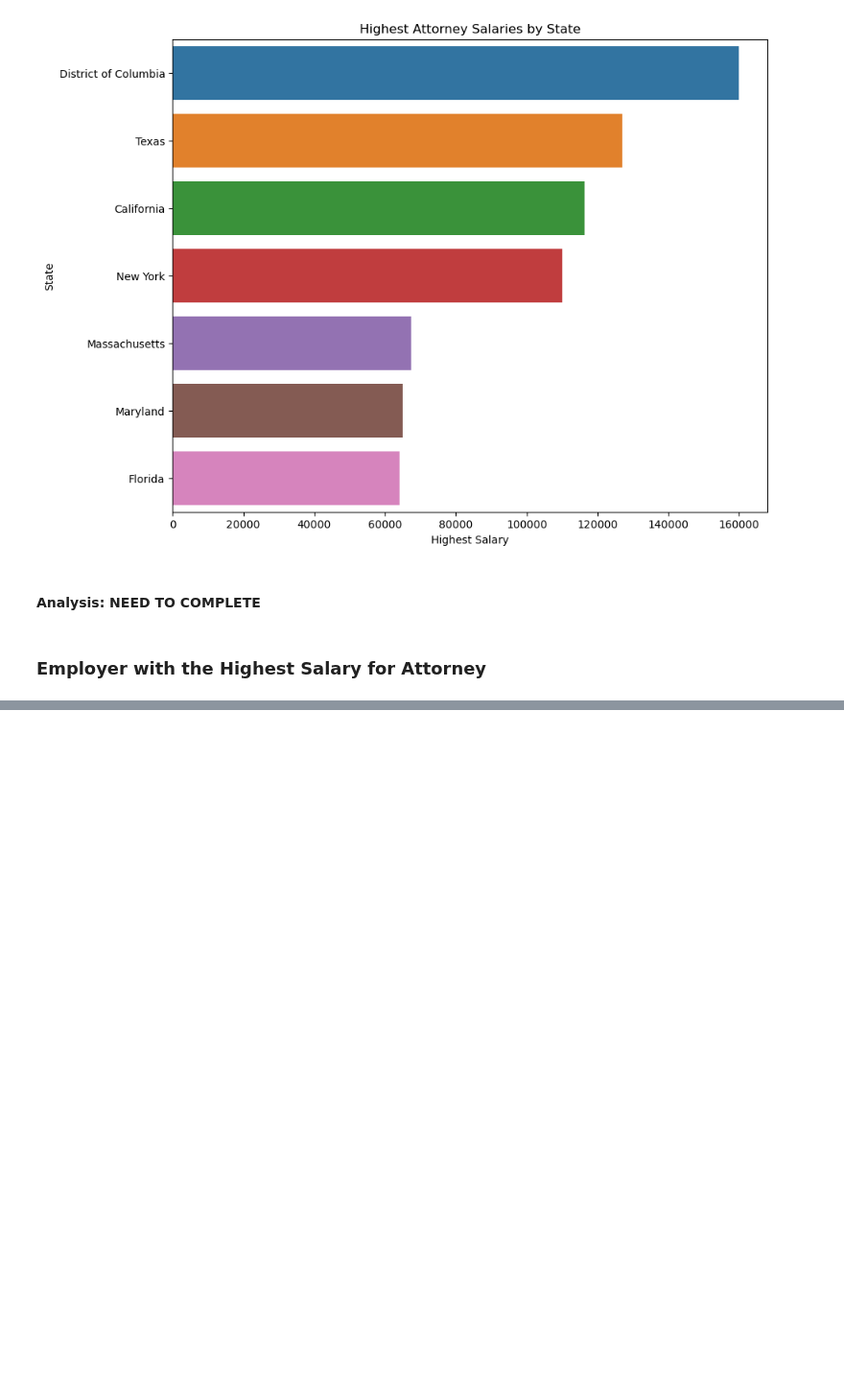
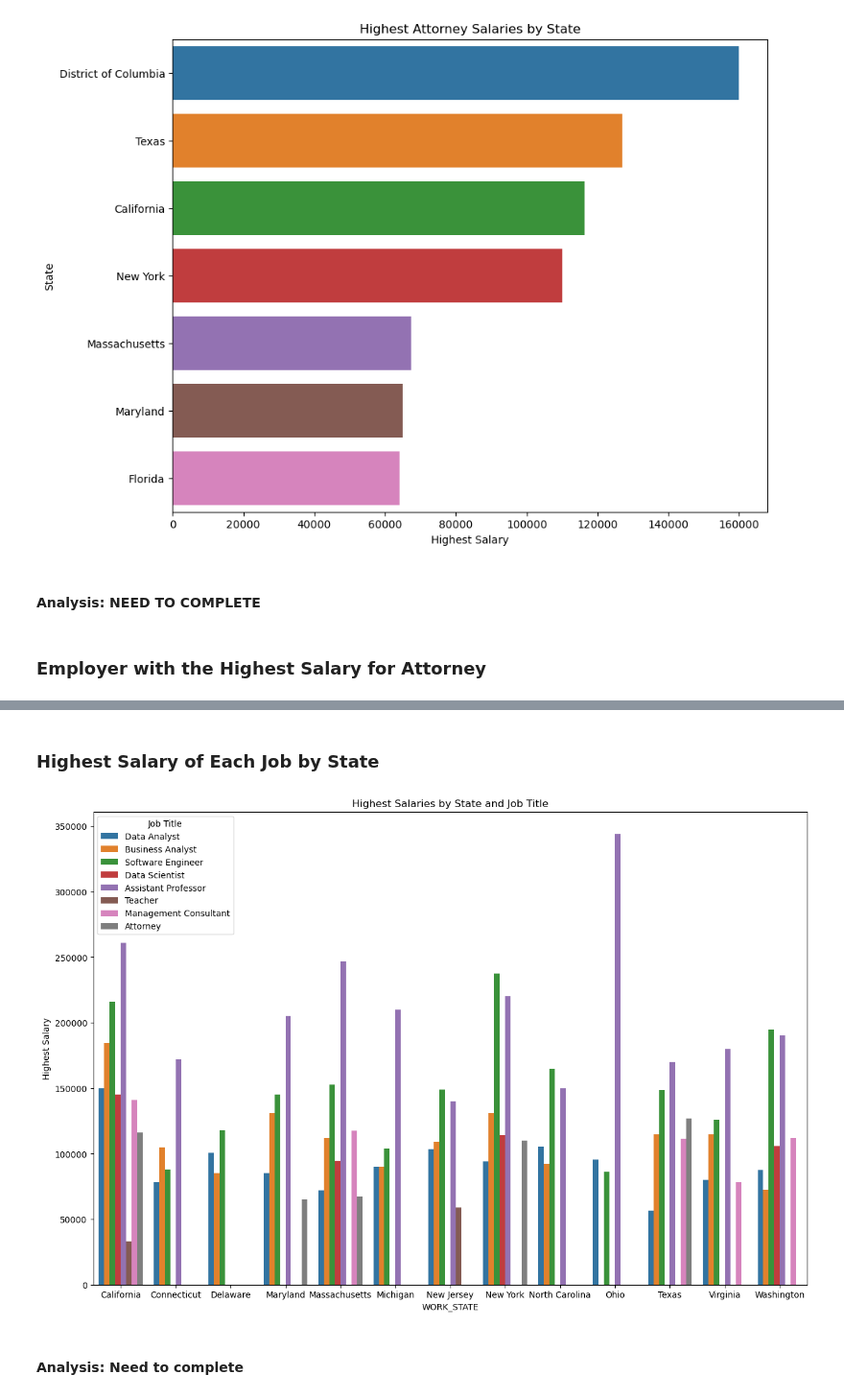
Before and after one commit to kimsean-pen/DS311-Data-Group-Project-, a Jupyter notebook: salary data file/Objective 2 - Comparing Salary Between State.ipynb, the cells around one changed output, grey strips where cells are left out. Shown at 96% size. Saved outputs shown, nothing was run; the diff lists cells and outputs as text; code cells hidden in the pictures; blank space fills up the shorter version.

```diff
--- a/salary data file/Objective 2 - Comparing Salary Between State.ipynb
+++ b/salary data file/Objective 2 - Comparing Salary Between State.ipynb
@@ -571,0 +630,28 @@ print(highest_attorney_salary_by_employer)
+# %% [markdown]
+### Highest Salary of Each Job by State
+# %%
+
+# Define the job titles to compare
+job_titles = ['Data Analyst', 'Business Analyst', 'Software Engineer', 'Data Scientist','Assistant Professor', 'Teacher','Management Consultant','Attorney']
+
+highest_salaries = pd.DataFrame()
+
+# find the highest paying salary for each job by state
+for title in job_titles:
+    jobs = salary_data[salary_data['JOB_TITLE'] == title]
+    highest_salary = jobs.groupby('WORK_STATE')['PAID_WAGE_PER_YEAR'].max()
+    highest_salaries[title] = highest_salary
+
+#create a columb for Work_State
+highest_salaries.reset_index(inplace=True)
+
+# Create a bar plot
+salaries = highest_salaries.melt(id_vars='WORK_STATE', value_vars=job_titles, var_name='Job Title', value_name='Highest Salary')
+plt.figure(figsize=(15,10))
+sns.barplot(x='WORK_STATE', y='Highest Salary', hue='Job Title', data=salaries)
+plt.title('Highest Salaries by State and Job Title')
+plt.show()
+# %% [output]
+[figure, added]
+# %% [markdown]
+#### Analysis: Need to complete
```
Also changed, not shown: parts of 6 cells of this notebook.
